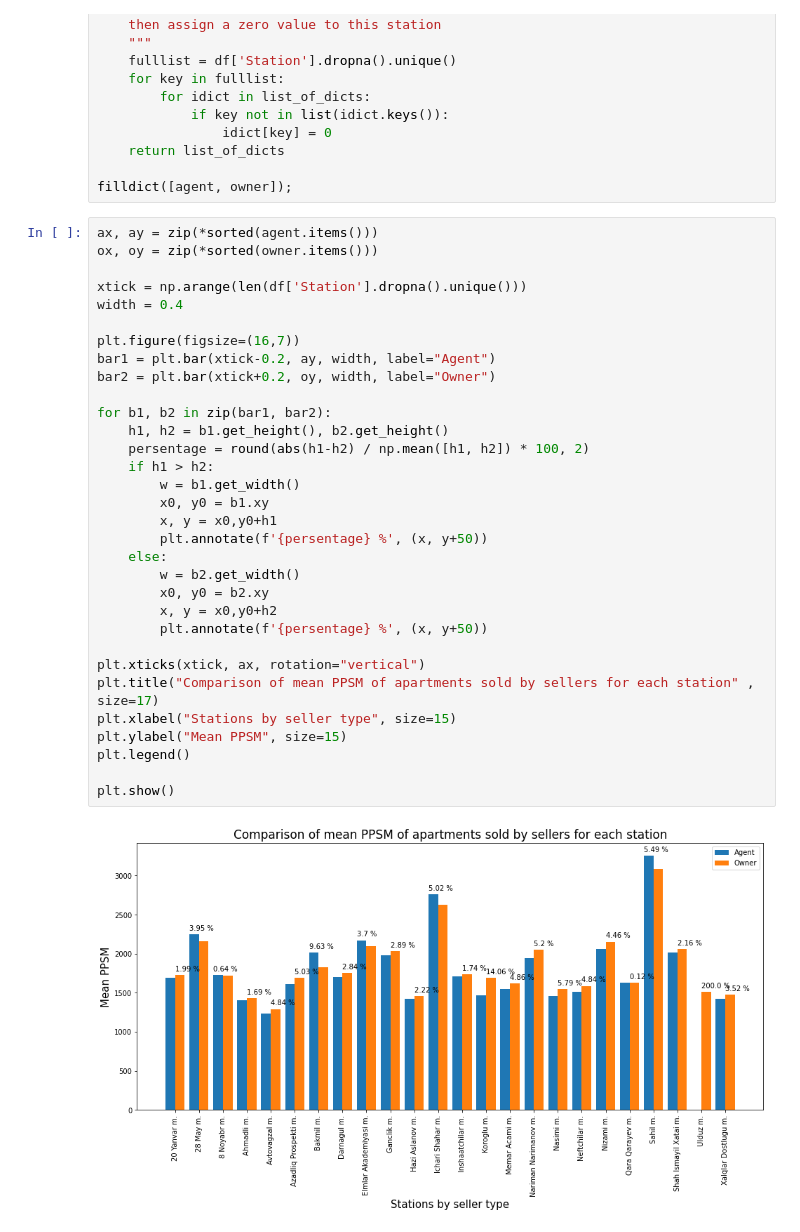
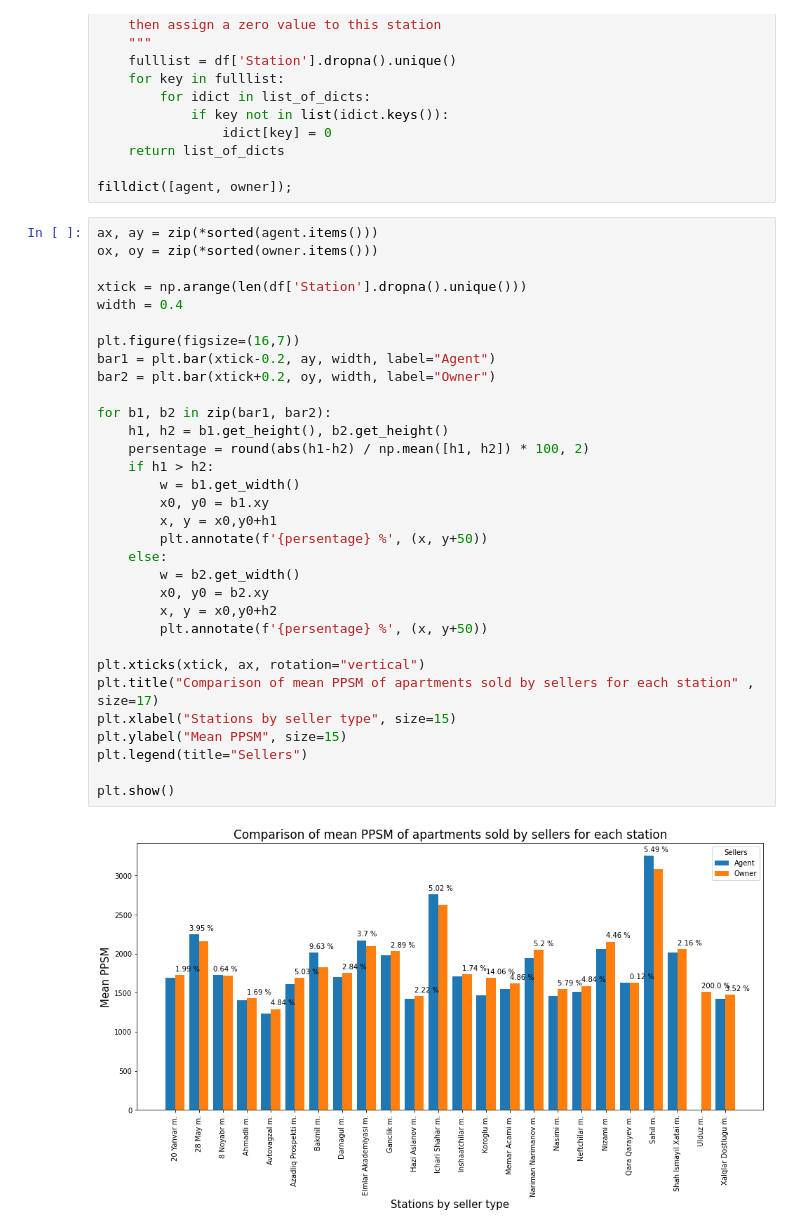
Before and after one commit to hexelot/ApartmentsAnalysis, a Jupyter notebook: analysing.ipynb, the cells around one changed output. Cells and saved outputs as stored; diff of their text form.

```diff
--- a/analysing.ipynb
+++ b/analysing.ipynb
@@ -184,32 +171,32 @@ ax, ay = zip(*sorted(agent.items()))
 ox, oy = zip(*sorted(owner.items()))
 
 xtick = np.arange(len(df['Station'].dropna().unique()))
 width = 0.4
 
 plt.figure(figsize=(16,7))
 bar1 = plt.bar(xtick-0.2, ay, width, label="Agent")
 bar2 = plt.bar(xtick+0.2, oy, width, label="Owner")
 
 for b1, b2 in zip(bar1, bar2):
     h1, h2 = b1.get_height(), b2.get_height()
     persentage = round(abs(h1-h2) / np.mean([h1, h2]) * 100, 2)
     if h1 > h2:
         w = b1.get_width()
         x0, y0 = b1.xy
         x, y = x0,y0+h1
         plt.annotate(f'{persentage} %', (x, y+50))
     else:
         w = b2.get_width()
         x0, y0 = b2.xy
         x, y = x0,y0+h2
         plt.annotate(f'{persentage} %', (x, y+50))
 
 plt.xticks(xtick, ax, rotation="vertical")
 plt.title("Comparison of mean PPSM of apartments sold by sellers for each station" , size=17)
 plt.xlabel("Stations by seller type", size=15)
 plt.ylabel("Mean PPSM", size=15)
-plt.legend()
+plt.legend(title="Sellers")
 
 plt.show()
 # %% [output]
-[figure, old version]
+[figure, new version]
```
Also changed, not shown: parts of 10 cells of this notebook.
